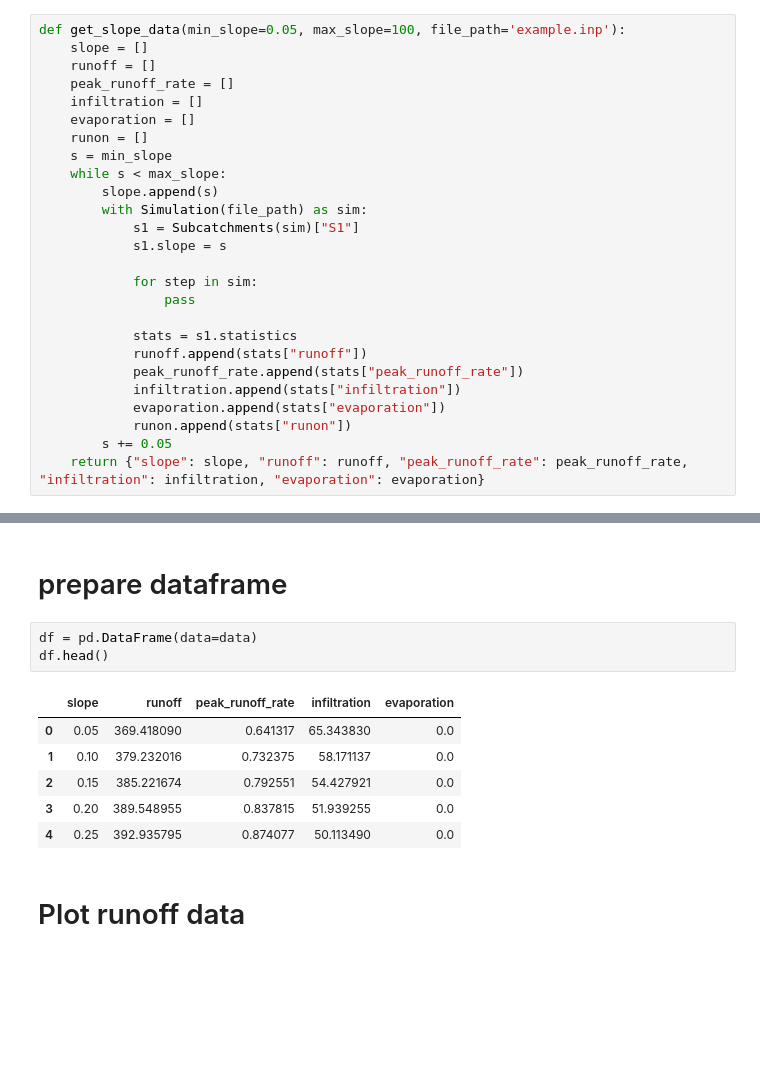
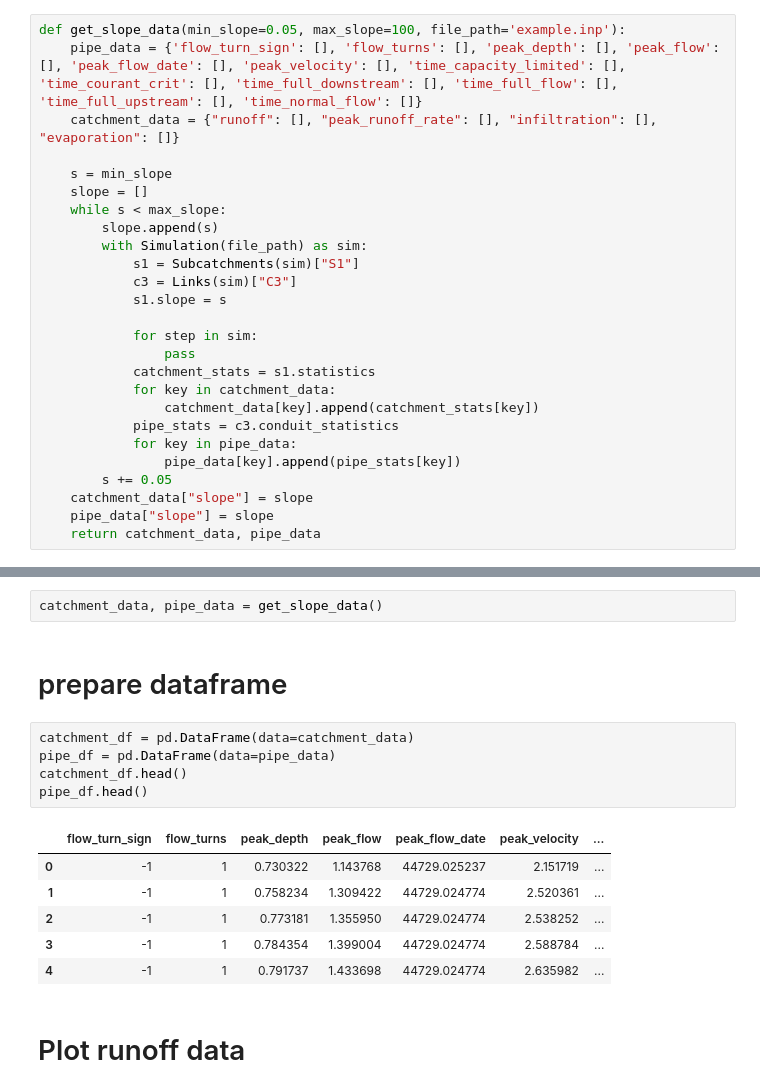
Before and after one commit to BuczynskiRafal/pipe_calculations, a Jupyter notebook: Catchments.ipynb, the cells around one changed output, grey strips where cells are left out. Drawn from its saved outputs; the diff is of its cells as text; blank space fills up the shorter version.

```diff
--- a/Catchments.ipynb
+++ b/Catchments.ipynb
@@ -50,29 +39,29 @@ for i in range(1, 10):
 # %%
 def get_slope_data(min_slope=0.05, max_slope=100, file_path='example.inp'):
+    pipe_data = {'flow_turn_sign': [], 'flow_turns': [], 'peak_depth': [], 'peak_flow': [], 'peak_flow_date': [], 'peak_velocity': [], 'time_capacity_limited': [], 'time_courant_crit': [], 'time_full_downstream': [], 'time_full_flow': [], 'time_full_upstream': [], 'time_normal_flow': []}
+    catchment_data = {"runoff": [], "peak_runoff_rate": [], "infiltration": [], "evaporation": []}
+
+    s = min_slope
     slope = []
-    runoff = []
-    peak_runoff_rate = []
-    infiltration = []
-    evaporation = []
-    runon = []
-    s = min_slope
     while s < max_slope:
         slope.append(s)
         with Simulation(file_path) as sim:
             s1 = Subcatchments(sim)["S1"]
+            c3 = Links(sim)["C3"]
             s1.slope = s
 
             for step in sim:
                 pass
-
-            stats = s1.statistics
-            runoff.append(stats["runoff"])
-            peak_runoff_rate.append(stats["peak_runoff_rate"])
-            infiltration.append(stats["infiltration"])
-            evaporation.append(stats["evaporation"])
-            runon.append(stats["runon"])
+            catchment_stats = s1.statistics
+            for key in catchment_data:
+                catchment_data[key].append(catchment_stats[key])
+            pipe_stats = c3.conduit_statistics
+            for key in pipe_data:
+                pipe_data[key].append(pipe_stats[key])
         s += 0.05
-    return {"slope": slope, "runoff": runoff, "peak_runoff_rate": peak_runoff_rate, "infiltration": infiltration, "evaporation": evaporation}
+    catchment_data["slope"] = slope
+    pipe_data["slope"] = slope
+    return catchment_data, pipe_data
 # %% [markdown]
 # Manage file to get data to process
 # %% [markdown]
@@ -82,15 +69,19 @@ data = get_slope_data()
+# %%
+catchment_data, pipe_data = get_slope_data()
 # %% [markdown]
 # prepare dataframe
 # %%
-df = pd.DataFrame(data=data)
-df.head()
+catchment_df = pd.DataFrame(data=catchment_data)
+pipe_df = pd.DataFrame(data=pipe_data)
+catchment_df.head()
+pipe_df.head()
 # %% [output]
-|  | slope | runoff | peak_runoff_rate | infiltration | evaporation |
-| 0 | 0.05 | 369.418090 | 0.641317 | 65.343830 | 0.0 |
-| 1 | 0.10 | 379.232016 | 0.732375 | 58.171137 | 0.0 |
-| 2 | 0.15 | 385.221674 | 0.792551 | 54.427921 | 0.0 |
-| 3 | 0.20 | 389.548955 | 0.837815 | 51.939255 | 0.0 |
-| 4 | 0.25 | 392.935795 | 0.874077 | 50.113490 | 0.0 |
+|  | flow_turn_sign | flow_turns | peak_depth | peak_flow | peak_flow_date | peak_velocity | ... |
+| 0 | -1 | 1 | 0.730322 | 1.143768 | 44729.025237 | 2.151719 | ... |
+| 1 | -1 | 1 | 0.758234 | 1.309422 | 44729.024774 | 2.520361 | ... |
+| 2 | -1 | 1 | 0.773181 | 1.355950 | 44729.024774 | 2.538252 | ... |
+| 3 | -1 | 1 | 0.784354 | 1.399004 | 44729.024774 | 2.588784 | ... |
+| 4 | -1 | 1 | 0.791737 | 1.433698 | 44729.024774 | 2.635982 | ... |
 # %% [markdown]
 # Plot runoff data
 # %%
```
Also changed, not shown: parts of 7 cells of this notebook.
